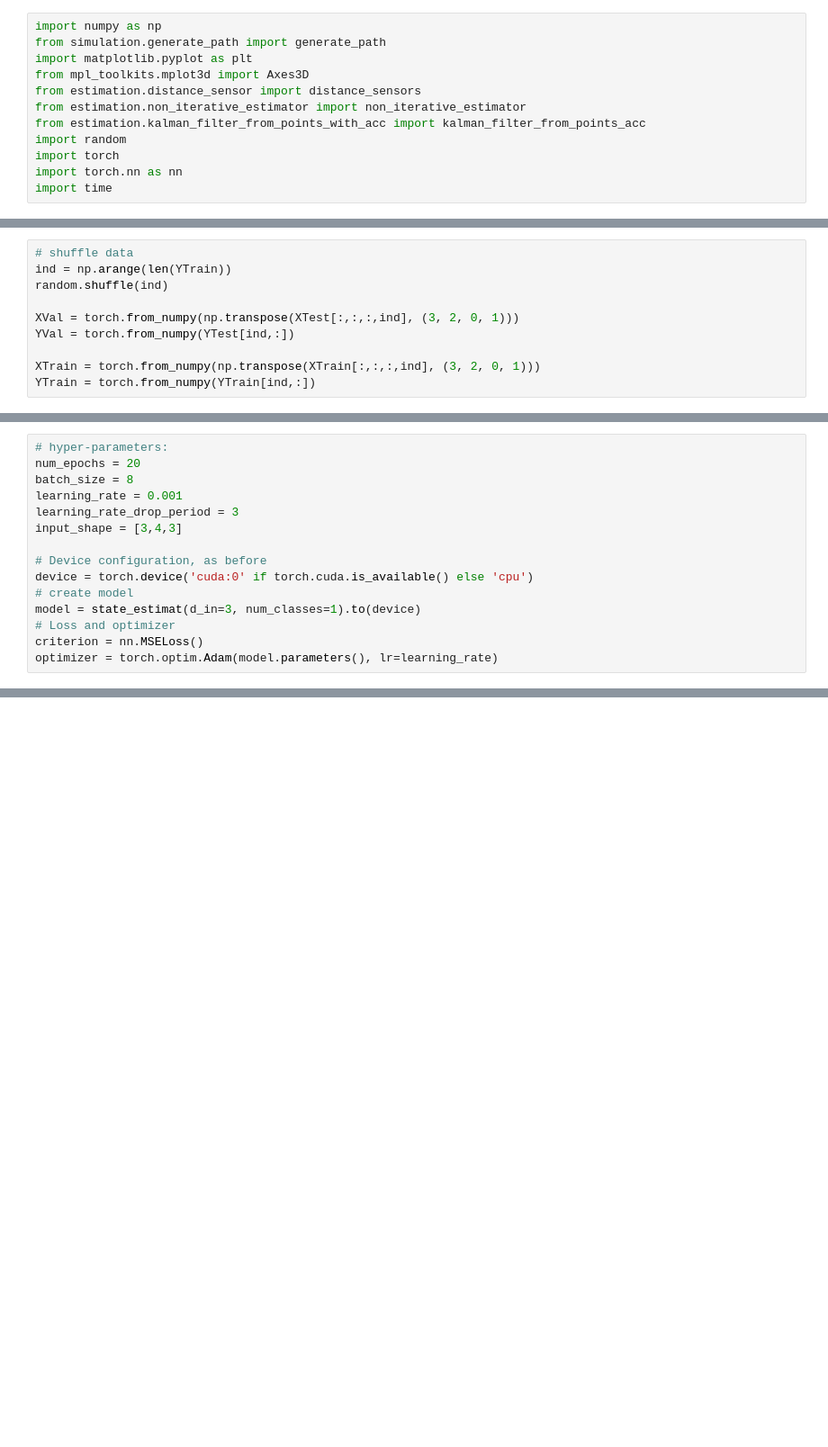
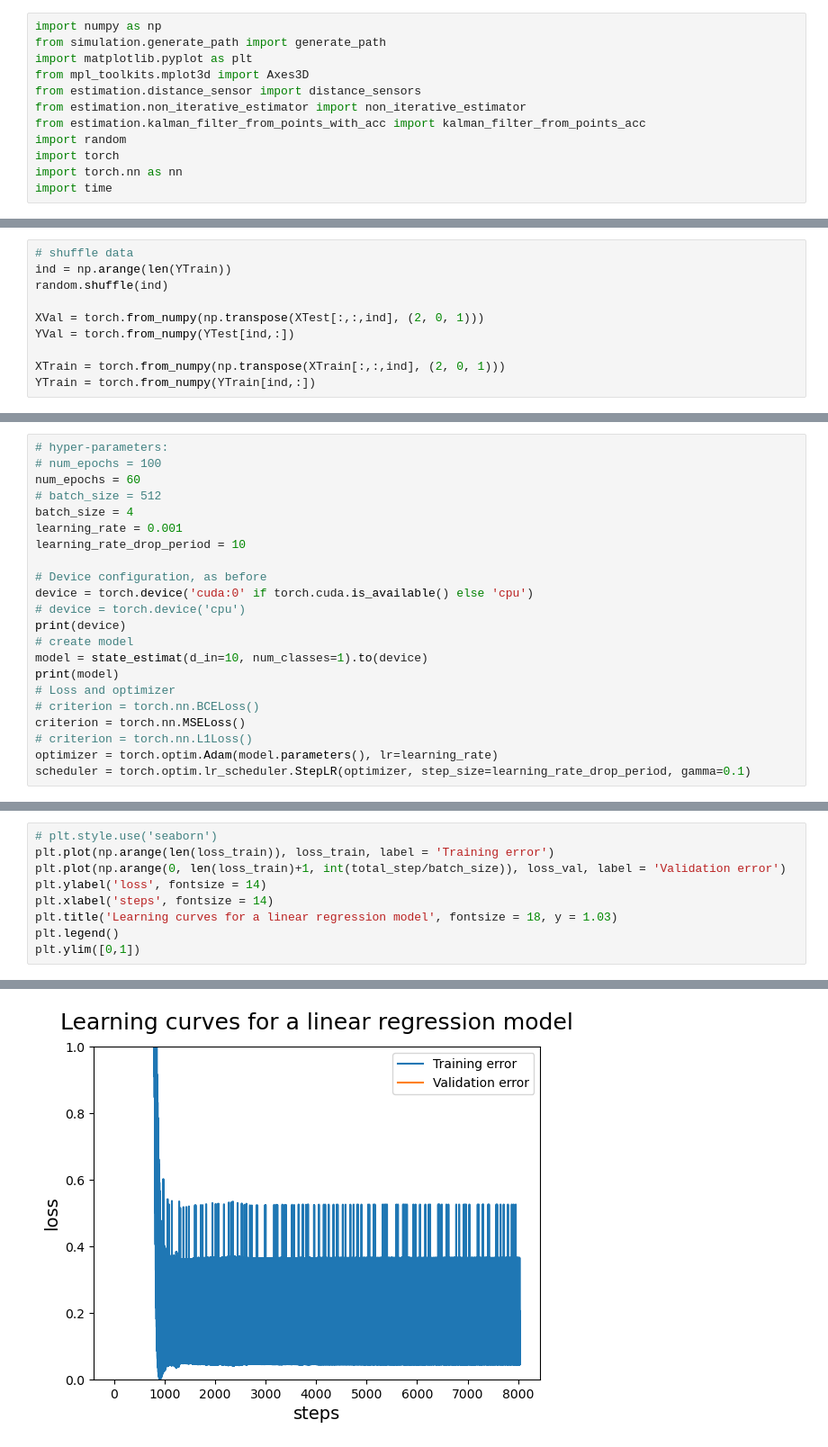
Before and after one commit to EilamNir/noisy-triangulation, a Jupyter notebook: python/src/DeepLearningTrain.ipynb, the cells around one changed output, grey strips where cells are left out. Shown at 90% size. Drawn from its saved outputs; the diff is of its cells as text; blank space fills up the shorter version.

Commit message:
add non working stuff to deep learning train

```diff
--- a/python/src/DeepLearningTrain.ipynb
+++ b/python/src/DeepLearningTrain.ipynb
@@ -121,10 +135,10 @@ KeyboardInterrupt
 ind = np.arange(len(YTrain))
 random.shuffle(ind)
 
-XVal = torch.from_numpy(np.transpose(XTest[:,:,:,ind], (3, 2, 0, 1)))
+XVal = torch.from_numpy(np.transpose(XTest[:,:,ind], (2, 0, 1)))
 YVal = torch.from_numpy(YTest[ind,:])
 
-XTrain = torch.from_numpy(np.transpose(XTrain[:,:,:,ind], (3, 2, 0, 1)))
+XTrain = torch.from_numpy(np.transpose(XTrain[:,:,ind], (2, 0, 1)))
 YTrain = torch.from_numpy(YTrain[ind,:])
 # %%
 # create network
@@ -147,16 +167,23 @@ class state_estimat(nn.Module):
         return self.pipe(x)
 # %%
 # hyper-parameters:
-num_epochs = 20
-batch_size = 8
+# num_epochs = 100
+num_epochs = 60
+# batch_size = 512
+batch_size = 4
 learning_rate = 0.001
-learning_rate_drop_period = 3
-input_shape = [3,4,3]
+learning_rate_drop_period = 10
 
 # Device configuration, as before
 device = torch.device('cuda:0' if torch.cuda.is_available() else 'cpu')
+# device = torch.device('cpu')
+print(device)
 # create model
-model = state_estimat(d_in=3, num_classes=1).to(device)
+model = state_estimat(d_in=10, num_classes=1).to(device)
+print(model)
 # Loss and optimizer
-criterion = nn.MSELoss()
+# criterion = torch.nn.BCELoss()
+criterion = torch.nn.MSELoss()
+# criterion = torch.nn.L1Loss()
 optimizer = torch.optim.Adam(model.parameters(), lr=learning_rate)
+scheduler = torch.optim.lr_scheduler.StepLR(optimizer, step_size=learning_rate_drop_period, gamma=0.1)
@@ -205,0 +296,10 @@ Epoch [20/20], Step [200/1877], Loss: 0.6211, Time: 22.8227 secs
+# %%
+# plt.style.use('seaborn')
+plt.plot(np.arange(len(loss_train)), loss_train, label = 'Training error')
+plt.plot(np.arange(0, len(loss_train)+1, int(total_step/batch_size)), loss_val, label = 'Validation error')
+plt.ylabel('loss', fontsize = 14)
+plt.xlabel('steps', fontsize = 14)
+plt.title('Learning curves for a linear regression model', fontsize = 18, y = 1.03)
+plt.legend()
+plt.ylim([0,1])
+# %% [output]
@@ -205,0 +307 @@ Epoch [20/20], Step [200/1877], Loss: 0.6211, Time: 22.8227 secs
+[figure, added]
```
Also changed, not shown: parts of 8 cells of this notebook.
